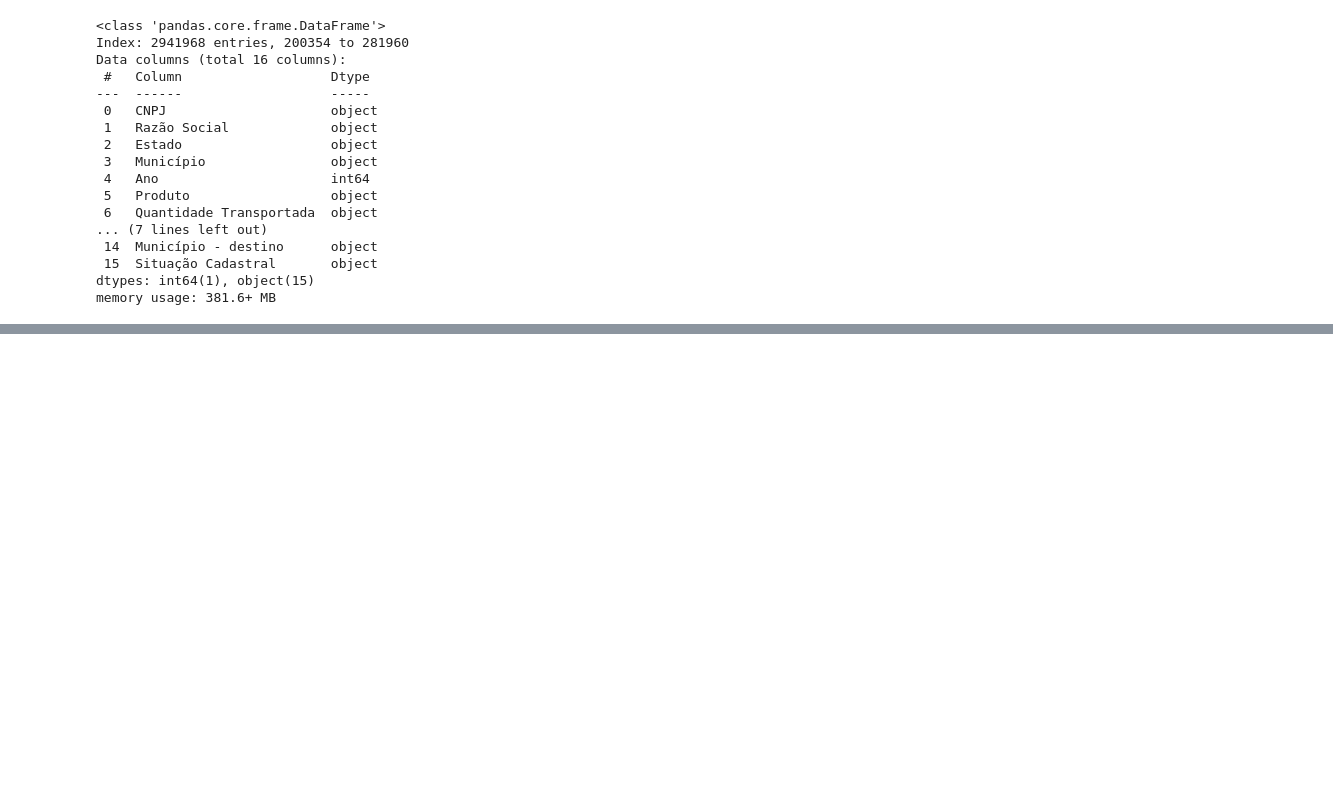
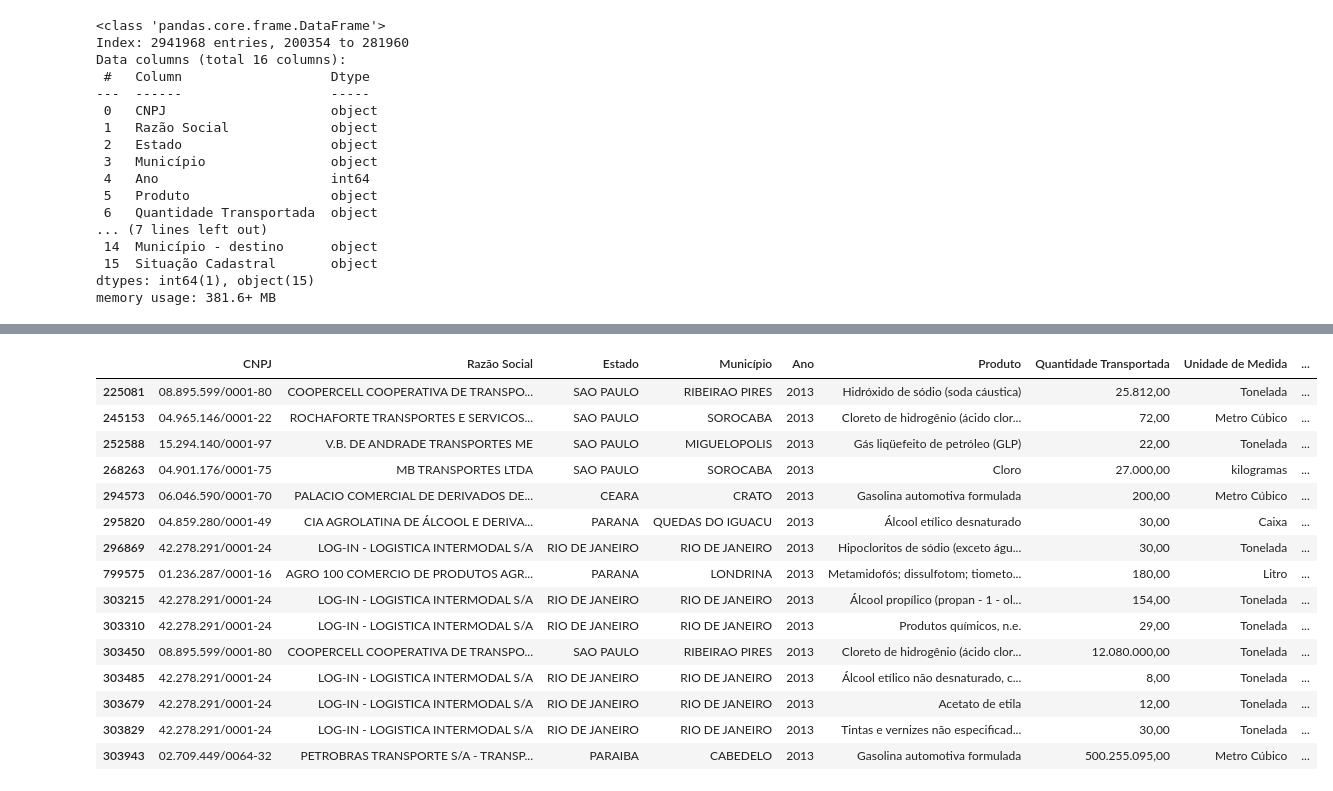
Before and after one commit to Lucasdz-7/Projeto-Integrador-2, a Jupyter notebook: CódigoAPi2.ipynb, the cells around one changed output, grey strips where cells are left out. Saved outputs shown, nothing was run; the diff lists cells and outputs as text; code cells hidden in the pictures; blank space fills up the shorter version.

Commit message:
teste para visualização dos tipos de modais

```diff
--- a/CódigoAPi2.ipynb
+++ b/CódigoAPi2.ipynb
@@ -75,0 +95,21 @@ memory usage: 381.6+ MB
+# %%
+Dados_IBAMA_teste = Dados_IBAMA_2013a2023.query("`Tipo de Transporte` != 'Rodoviário'")
+# %%
+Dados_IBAMA_teste.head(15)
+# %% [output]
+|  | CNPJ | Razão Social | Estado | Município | Ano | Produto | Quantidade Transportada | Unidade de Medida | ... |
+| 225081 | 08.895.599/0001-80 | COOPERCELL COOPERATIVA DE TRANSPO... | SAO PAULO | RIBEIRAO PIRES | 2013 | Hidróxido de sódio (soda cáustica) | 25.812,00 | Tonelada | ... |
+| 245153 | 04.965.146/0001-22 | ROCHAFORTE TRANSPORTES E SERVICOS... | SAO PAULO | SOROCABA | 2013 | Cloreto de hidrogênio (ácido clor... | 72,00 | Metro Cúbico | ... |
+| 252588 | 15.294.140/0001-97 | V.B. DE ANDRADE TRANSPORTES ME | SAO PAULO | MIGUELOPOLIS | 2013 | Gás liqüefeito de petróleo (GLP) | 22,00 | Tonelada | ... |
+| 268263 | 04.901.176/0001-75 | MB TRANSPORTES LTDA | SAO PAULO | SOROCABA | 2013 | Cloro | 27.000,00 | kilogramas | ... |
+| 294573 | 06.046.590/0001-70 | PALACIO COMERCIAL DE DERIVADOS DE... | CEARA | CRATO | 2013 | Gasolina automotiva formulada | 200,00 | Metro Cúbico | ... |
+| 295820 | 04.859.280/0001-49 | CIA AGROLATINA DE ÁLCOOL E DERIVA... | PARANA | QUEDAS DO IGUACU | 2013 | Álcool etílico desnaturado | 30,00 | Caixa | ... |
+| 296869 | 42.278.291/0001-24 | LOG-IN - LOGISTICA INTERMODAL S/A | RIO DE JANEIRO | RIO DE JANEIRO | 2013 | Hipocloritos de sódio (exceto águ... | 30,00 | Tonelada | ... |
+| 799575 | 01.236.287/0001-16 | AGRO 100 COMERCIO DE PRODUTOS AGR... | PARANA | LONDRINA | 2013 | Metamidofós; dissulfotom; tiometo... | 180,00 | Litro | ... |
+| 303215 | 42.278.291/0001-24 | LOG-IN - LOGISTICA INTERMODAL S/A | RIO DE JANEIRO | RIO DE JANEIRO | 2013 | Álcool propílico (propan - 1 - ol... | 154,00 | Tonelada | ... |
+| 303310 | 42.278.291/0001-24 | LOG-IN - LOGISTICA INTERMODAL S/A | RIO DE JANEIRO | RIO DE JANEIRO | 2013 | Produtos químicos, n.e. | 29,00 | Tonelada | ... |
+| 303450 | 08.895.599/0001-80 | COOPERCELL COOPERATIVA DE TRANSPO... | SAO PAULO | RIBEIRAO PIRES | 2013 | Cloreto de hidrogênio (ácido clor... | 12.080.000,00 | Tonelada | ... |
+| 303485 | 42.278.291/0001-24 | LOG-IN - LOGISTICA INTERMODAL S/A | RIO DE JANEIRO | RIO DE JANEIRO | 2013 | Álcool etílico não desnaturado, c... | 8,00 | Tonelada | ... |
+| 303679 | 42.278.291/0001-24 | LOG-IN - LOGISTICA INTERMODAL S/A | RIO DE JANEIRO | RIO DE JANEIRO | 2013 | Acetato de etila | 12,00 | Tonelada | ... |
+| 303829 | 42.278.291/0001-24 | LOG-IN - LOGISTICA INTERMODAL S/A | RIO DE JANEIRO | RIO DE JANEIRO | 2013 | Tintas e vernizes não especificad... | 30,00 | Tonelada | ... |
+| 303943 | 02.709.449/0064-32 | PETROBRAS TRANSPORTE S/A - TRANSP... | PARAIBA | CABEDELO | 2013 | Gasolina automotiva formulada | 500.255.095,00 | Metro Cúbico | ... |
```
Also changed, not shown: parts of 3 cells of this notebook.
